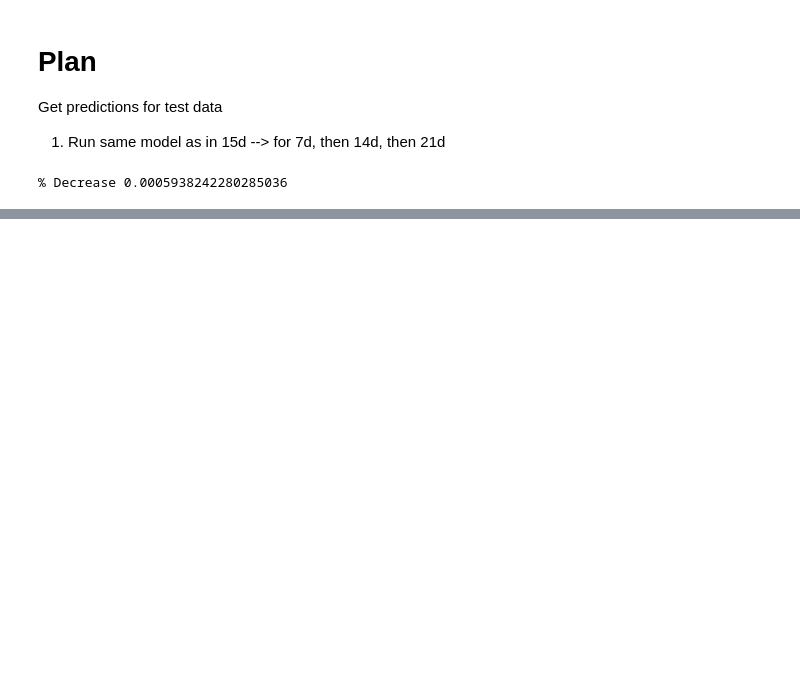
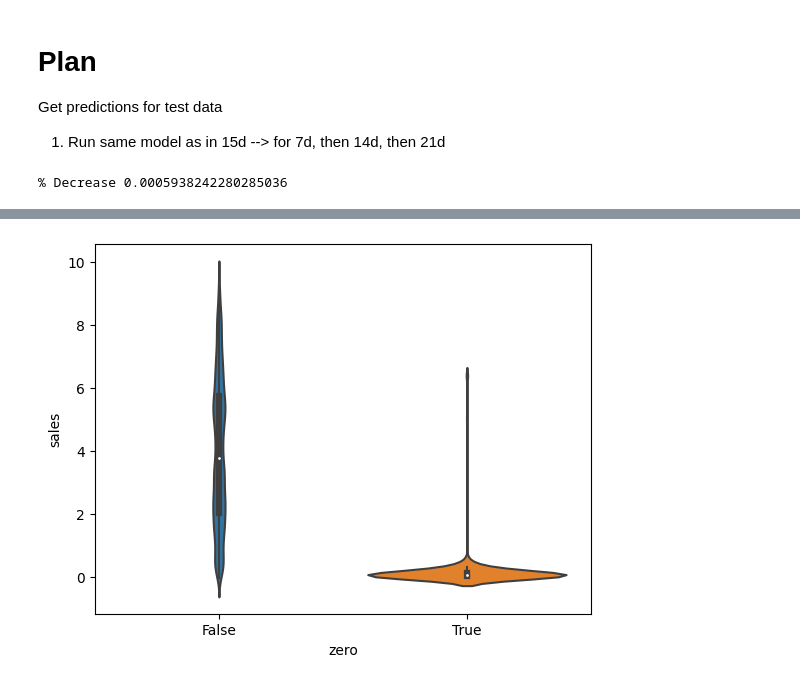
Before and after one commit to akhilkammila/store-sales-v2, a Jupyter notebook: final.ipynb, the cells around one changed output, grey strips where cells are left out. Drawn from its saved outputs; the diff is of its cells as text; code cells hidden in the pictures; blank space fills up the shorter version.

Commit message:
tried trailing 0s trick on last submission - getting 0.41

```diff
--- a/final.ipynb
+++ b/final.ipynb
@@ -232,0 +242,6 @@ submission.to_csv('./submission.csv', index=False)
+# %%
+train_df = pd.read_csv('data/train.csv', parse_dates=['date'])
+test_df = pd.read_csv('data/test.csv', parse_dates=['date'])
+
+submission_df = pd.merge(left= test_df, right = submission, on='id')
+submission_df.head()
@@ -232,0 +261,11 @@ submission.to_csv('./submission.csv', index=False)
+# %%
+end_train = train_df['date'].max()
+two_week_before = end_train - pd.Timedelta('13D')
+
+last_two = train_df.set_index('date').loc[two_week_before:end_train]
+trailing_zero = last_two.groupby(by=['store_nbr', 'family'])['sales'].sum().to_frame('sum_sales').reset_index()
+
+to_zero = trailing_zero.copy()
+to_zero['zero'] = to_zero['sum_sales'] == 0
+to_zero.drop(columns='sum_sales')
+to_zero
@@ -232,0 +286,10 @@ submission.to_csv('./submission.csv', index=False)
+# %%
+# Visualize trailing 0s vs. not trailing 0s predictions
+zero_submission = submission_df.merge(to_zero, on=['store_nbr', 'family'])
+sns.violinplot(data=zero_submission, x='zero', y=np.log1p(zero_submission['sales']))
+
+# Zero out sales prediction when trailing 0s
+zero_submission['sales'] = np.where(zero_submission['zero'], 0, zero_submission['sales'])
+zero_submission[['id', 'sales']].to_csv('./submission.csv', index=False)
+# %% [output]
+[figure, added]
```
Also changed, not shown: parts of 7 cells of this notebook, 1 other file.
